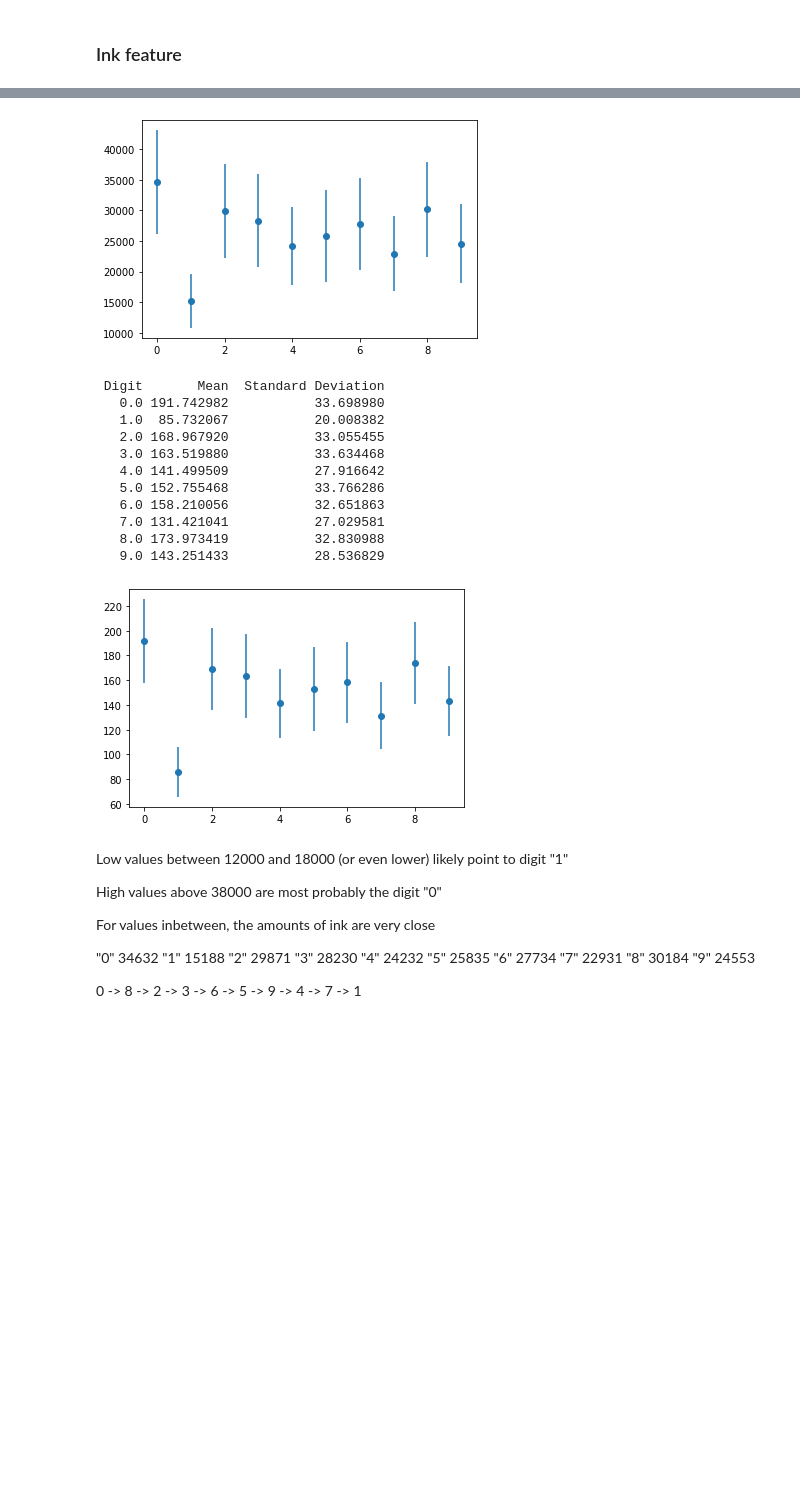
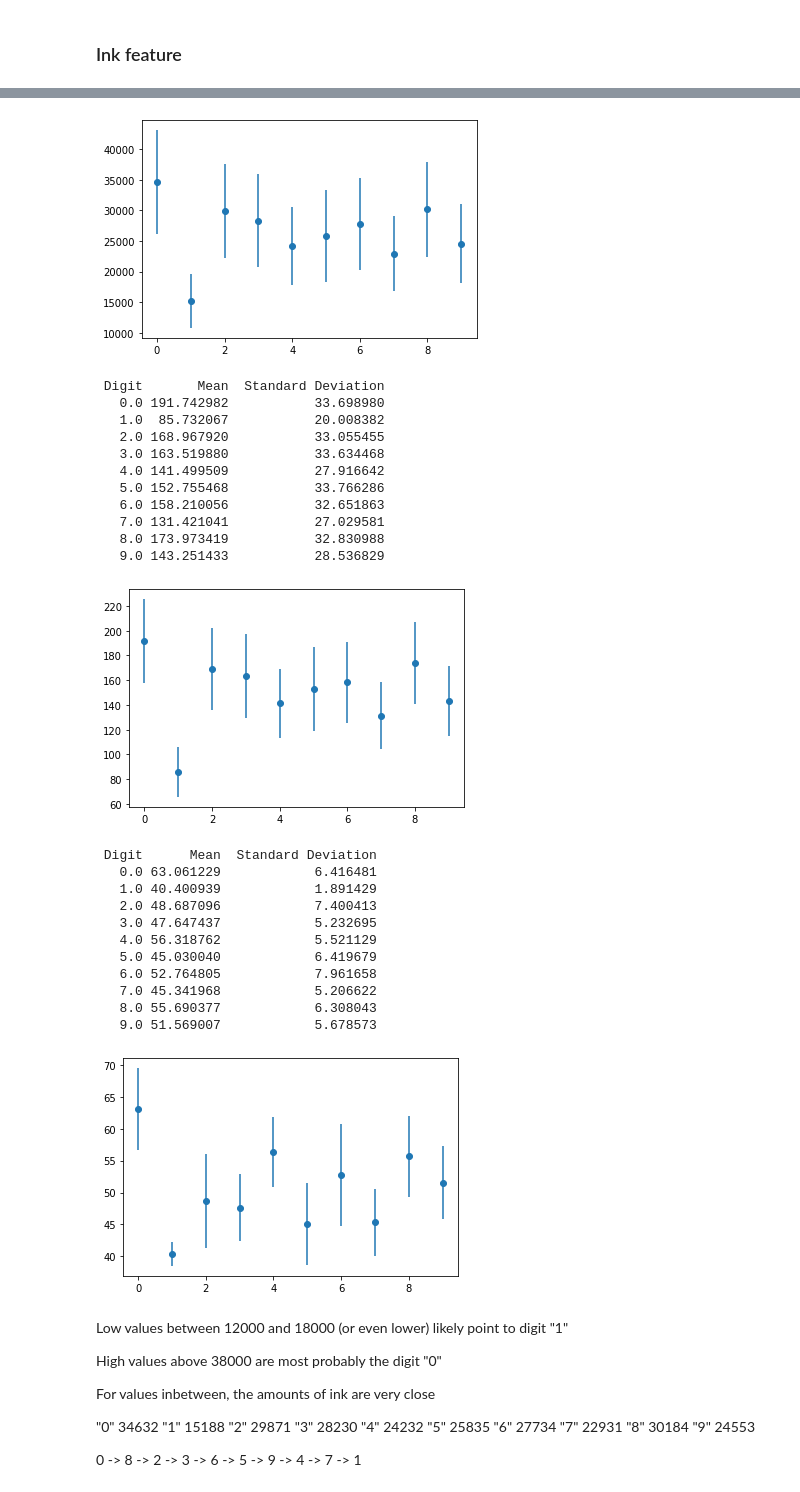
Before and after one commit to idangrady/INFOMPR, a Jupyter notebook: Practical_Assignment/ink.ipynb, the cells around one changed output, grey strips where cells are left out. Saved outputs shown, nothing was run; the diff lists cells and outputs as text; code cells hidden in the pictures; blank space fills up the shorter version.

Commit message:
Added feature for the border/edges of the digit

```diff
--- a/Practical_Assignment/ink.ipynb
+++ b/Practical_Assignment/ink.ipynb
@@ -37,10 +37,10 @@ digits = np.array(range(10)).astype("int")
 # Plot the image "image_number" from the data
 image_number = 0
 
-img_size = 28
+image_size = 28
 for image_number in range(100):
     if digit_labels[image_number] == 0:
-        plt.imshow(image_data[image_number].reshape(img_size, img_size))
+        plt.imshow(image_data[image_number].reshape(image_size, image_size))
         plt.show()
 # %% [output]
 [figure]
@@ -57,9 +114,10 @@ for image_number in range(100):
 # %%
 # Determine amount of ink for each image
-ink  = np.array([sum(image) for image in image_data])
-area = np.array([np.count_nonzero(image) for image in image_data]) # -> better accuracy than ink
+ink    = np.array([sum(image) for image in image_data])
+area   = np.array([np.count_nonzero(image) for image in image_data])
+border = np.array([borderchanges(image, image_size) for image in image_data])
 
-raw_features_data = [ink, area]
+raw_features_data = [ink, area, border]
 
 # Plot mean and standard deviation for each feature
 for feature_data in raw_features_data:
@@ -75,33 +133,45 @@ for feature_data in raw_features_data:
     print(feature_dataframe.to_string(index = False))
 
     # Plot the mean and standard deviation for each digit
     plt.errorbar(digits, feature_mean, feature_std_dev, linestyle = "None", marker = "o")
     plt.show()
 # %% [output]
  Digit         Mean  Standard Deviation
    0.0 34632.407551         8461.892043
    1.0 15188.466268         4409.461697
    2.0 29871.099354         7653.006199
    3.0 28320.188003         7574.104536
    4.0 24232.722495         6374.633457
    5.0 25835.920422         7526.602989
    6.0 27734.917331         7530.503187
    7.0 22931.244263         6168.340878
    8.0 30184.148413         7777.396357
    9.0 24553.750000         6465.231330
 [figure]
  Digit       Mean  Standard Deviation
    0.0 191.742982           33.698980
    1.0  85.732067           20.008382
    2.0 168.967920           33.055455
    3.0 163.519880           33.634468
    4.0 141.499509           27.916642
    5.0 152.755468           33.766286
    6.0 158.210056           32.651863
    7.0 131.421041           27.029581
    8.0 173.973419           32.830988
    9.0 143.251433           28.536829
 [figure]
+ Digit      Mean  Standard Deviation
+   0.0 63.061229            6.416481
+   1.0 40.400939            1.891429
+   2.0 48.687096            7.400413
+   3.0 47.647437            5.232695
+   4.0 56.318762            5.521129
+   5.0 45.030040            6.419679
+   6.0 52.764805            7.961658
+   7.0 45.341968            5.206622
+   8.0 55.690377            6.308043
+   9.0 51.569007            5.678573
+[figure, added]
 # %% [markdown]
 Low values between 12000 and 18000 (or even lower) likely point to digit "1"
 
```
Also changed, not shown: parts of 5 cells of this notebook, 2 other files.
